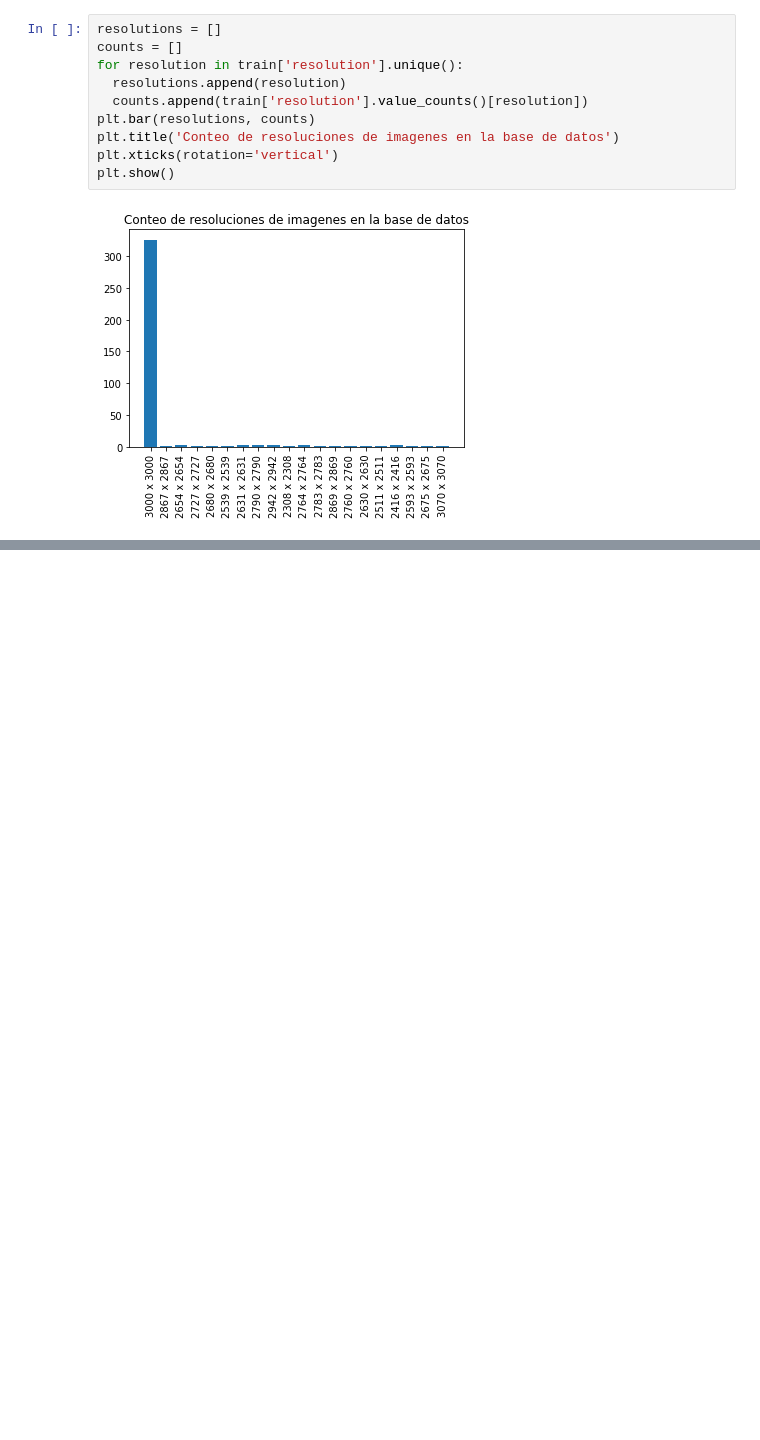
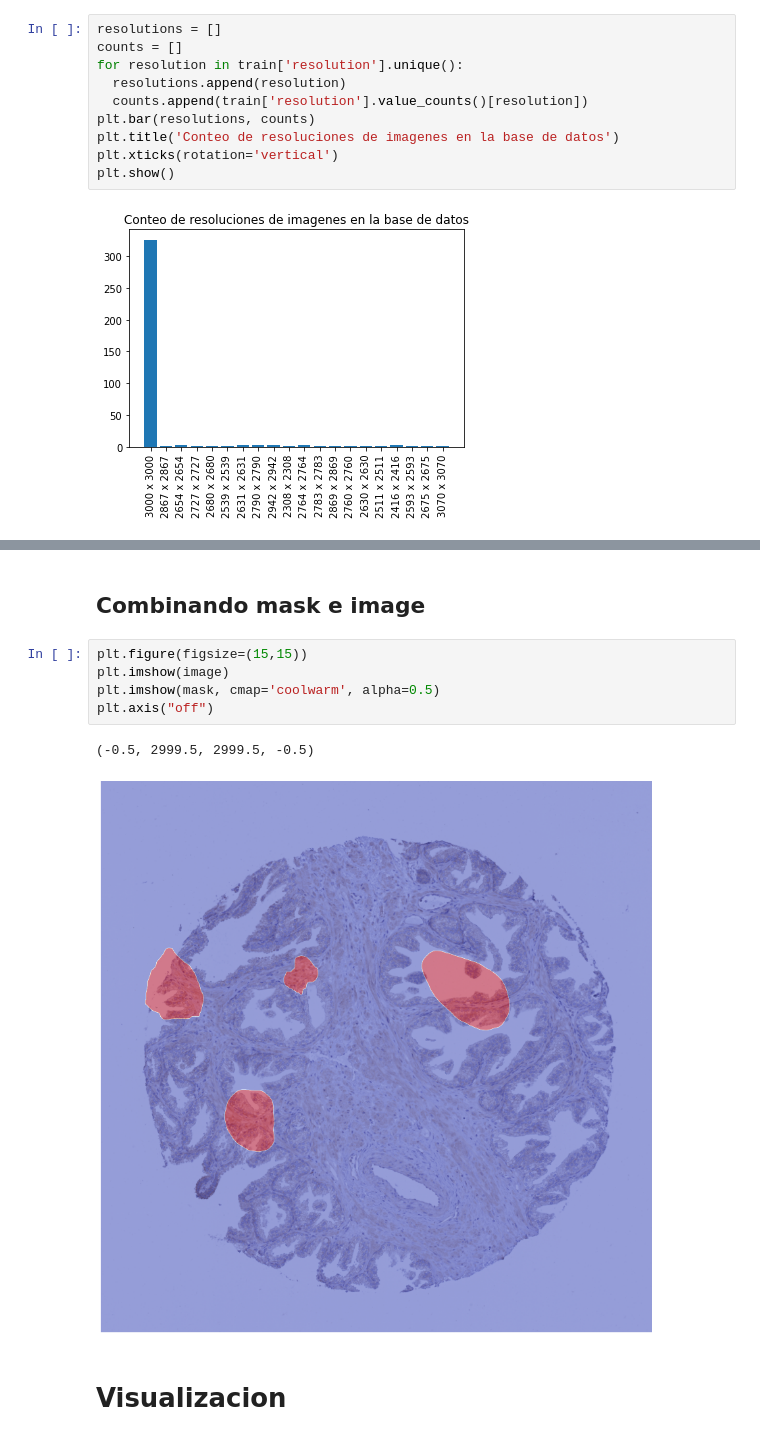
Before and after one commit to Bato007/PRJ2_DS, a Jupyter notebook: main.ipynb, the cells around one changed output, grey strips where cells are left out. Drawn from its saved outputs; the diff is of its cells as text; blank space fills up the shorter version.

```diff
--- a/main.ipynb
+++ b/main.ipynb
@@ -168,0 +244,12 @@ plt.show()
+# %% [markdown]
+## Combinando mask e image
+# %%
+plt.figure(figsize=(15,15))
+plt.imshow(image)
+plt.imshow(mask, cmap='coolwarm', alpha=0.5)
+plt.axis("off")
+# %% [output]
+(-0.5, 2999.5, 2999.5, -0.5)
+[figure, added]
+# %% [markdown]
+# Visualizacion
```
Also changed, not shown: parts of 13 cells of this notebook.
